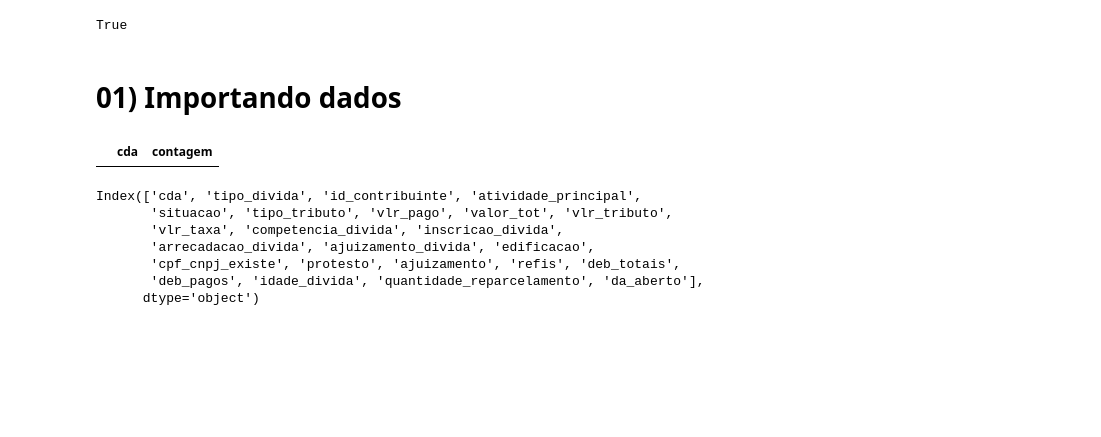
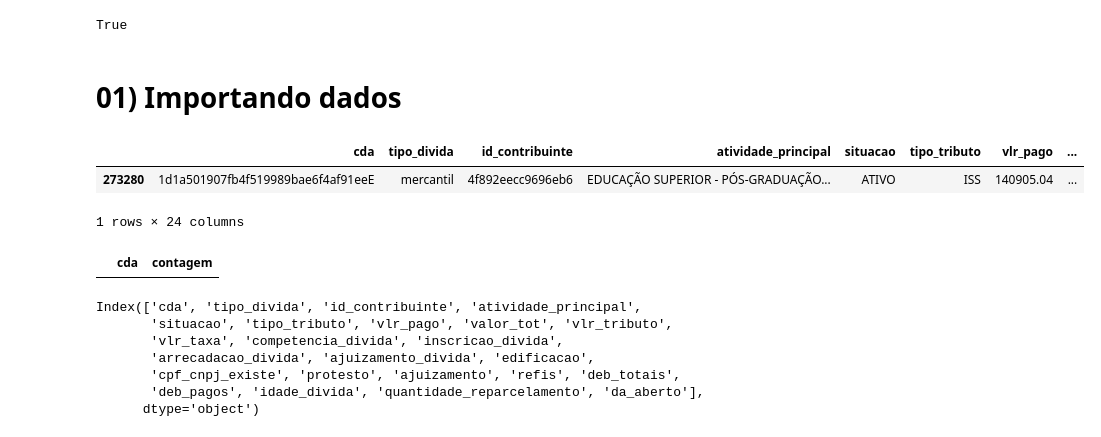
Before and after one commit to LanCarv/divida_ativa, a Jupyter notebook: not_feature_store_contribuinte.ipynb, the cells around one changed output. Drawn from its saved outputs; the diff is of its cells as text; code cells hidden in the pictures; blank space fills up the shorter version.

```diff
--- a/not_feature_store_contribuinte.ipynb
+++ b/not_feature_store_contribuinte.ipynb
@@ -57,6 +57,13 @@ base_conjunta = ler_bases_exportadas('imovel_mercantil.csv')
 # base_imovel = ler_bases_exportadas('imovel.csv')
 # base_mercantil = ler_bases_exportadas('mercantil.csv')
 base_notas_fiscais = ler_bases_exportadas('emissao_notas.csv')
+# %%
+df = base_conjunta[base_conjunta['cda'] == '1d1a501907fb4f519989bae6f4af91eeE']
+df
+# %% [output]
+|  | cda | tipo_divida | id_contribuinte | atividade_principal | situacao | tipo_tributo | vlr_pago | ... |
+| 273280 | 1d1a501907fb4f519989bae6f4af91eeE | mercantil | 4f892eecc9696eb6 | EDUCAÇÃO SUPERIOR - PÓS-GRADUAÇÃO... | ATIVO | ISS | 140905.04 | ... |
+1 rows × 24 columns
 # %%
 contagem_cda = base_conjunta['cda'].value_counts()
 registros_repetidos = contagem_cda[contagem_cda > 1]
```
